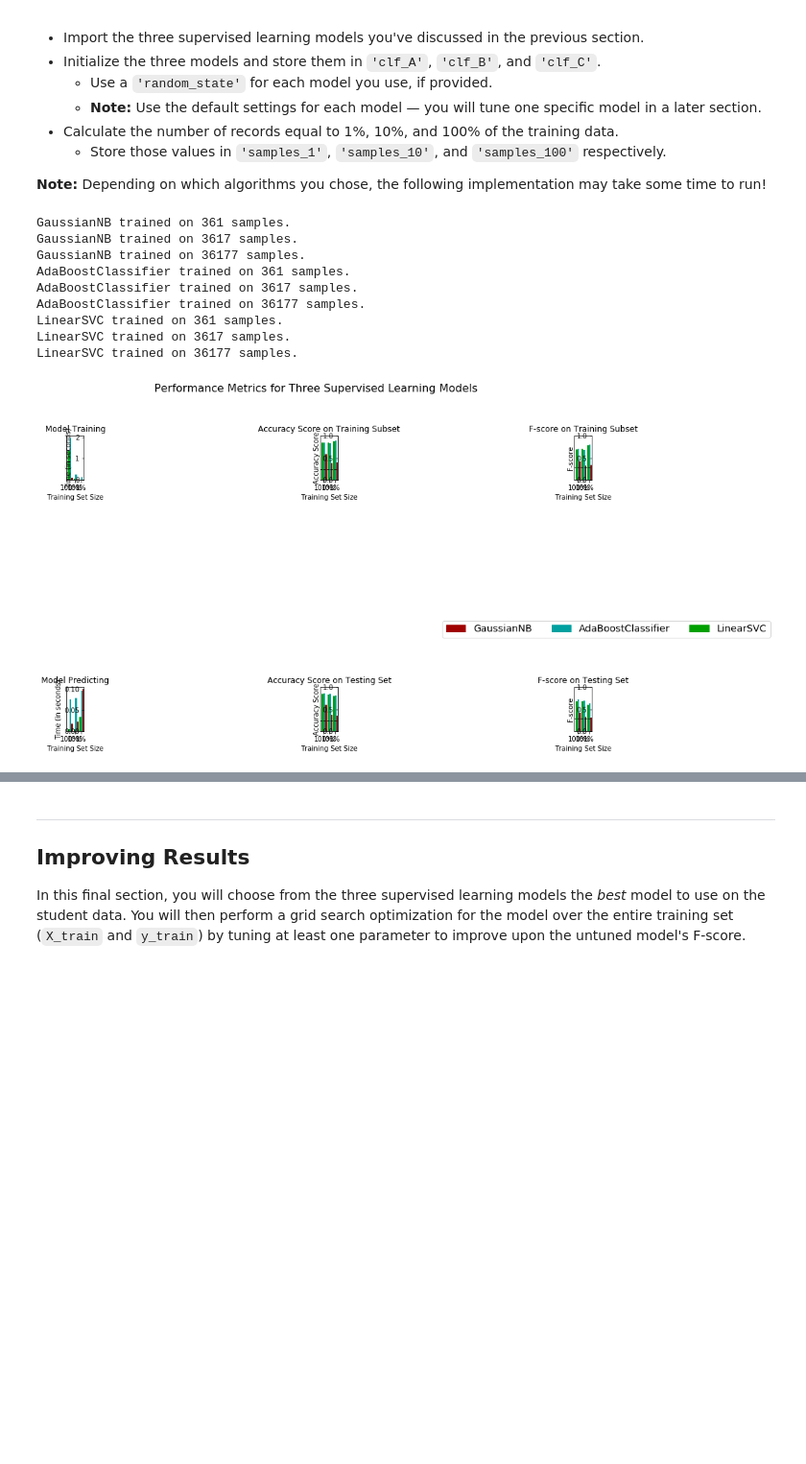
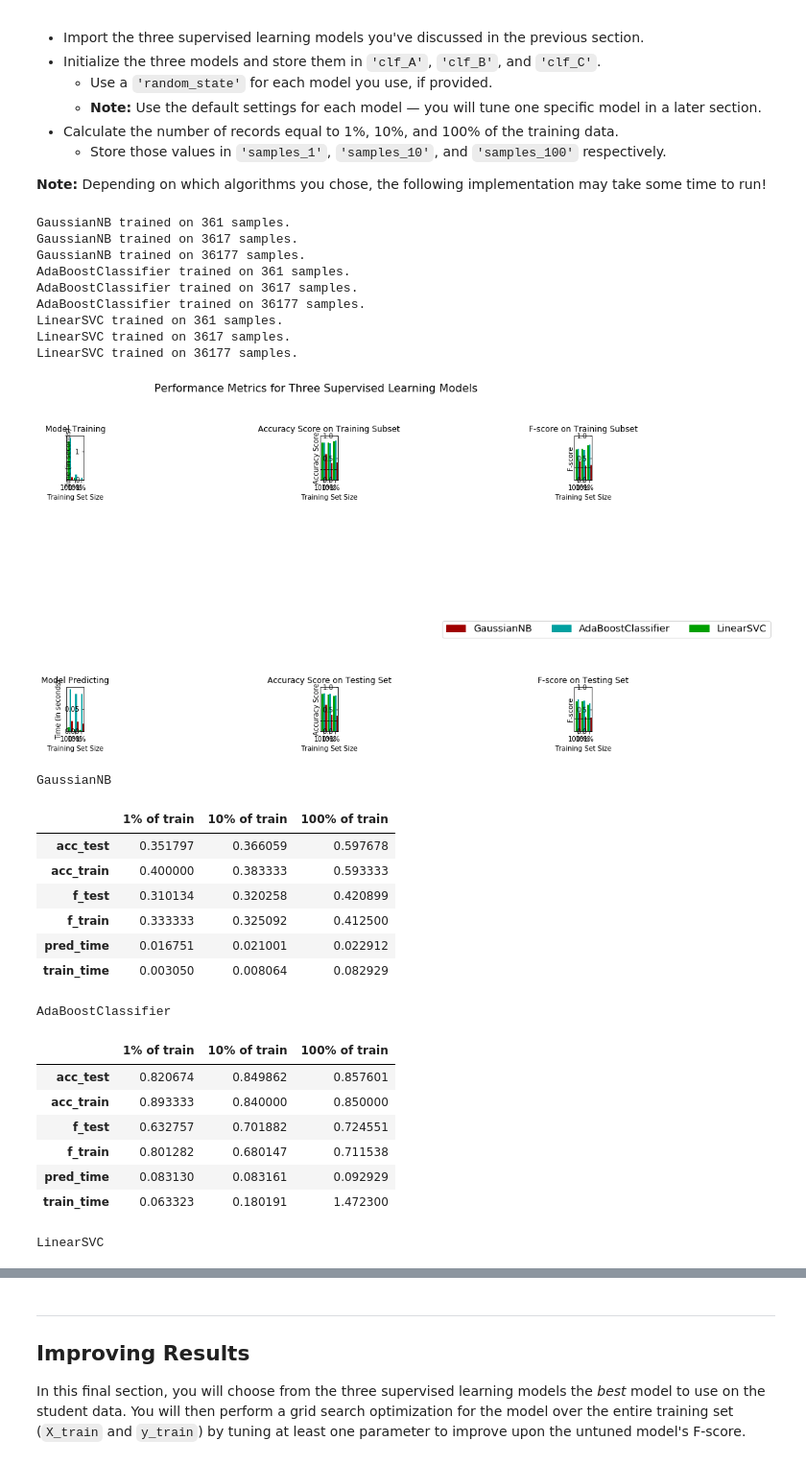
Before and after one commit to Youssef-Darwish/ML-Nanodegree-projects, a Jupyter notebook: Projects/finding_donors/finding_donors.ipynb, the cells around one changed output, grey strips where cells are left out. Shown: that part at 96% size. Saved outputs shown, nothing was run; the diff lists cells and outputs as text; code cells hidden in the pictures; blank space fills up the shorter version.

```diff
--- a/Projects/finding_donors/finding_donors.ipynb
+++ b/Projects/finding_donors/finding_donors.ipynb
@@ -452,31 +452,51 @@ clf_C = LinearSVC(random_state =5)
 # TODO: Calculate the number of samples for 1%, 10%, and 100% of the training data
 # HINT: samples_100 is the entire training set i.e. len(y_train)
 # HINT: samples_10 is 10% of samples_100 (ensure to set the count of the values to be `int` and not `float`)
 # HINT: samples_1 is 1% of samples_100 (ensure to set the count of the values to be `int` and not `float`)
 samples_100 = len(y_train)
 samples_10 = int(samples_100/10)
 samples_1 = int(samples_100/100)
 
 # Collect results on the learners
 results = {}
 for clf in [clf_A, clf_B, clf_C]:
     clf_name = clf.__class__.__name__
     results[clf_name] = {}
     for i, samples in enumerate([samples_1, samples_10, samples_100]):
 
         results[clf_name][i] = \
         train_predict(clf, samples, X_train, y_train, X_test, y_test)
 
 # Run metrics visualization for the three supervised learning models chosen
 vs.evaluate(results, accuracy, fscore)
+for i in results.items():
+    print(i[0])
+    display(pd.DataFrame(i[1]).rename(columns={0:'1% of train', 1:'10% of train', 2:'100% of train'}))
 # %% [output]
 GaussianNB trained on 361 samples.
 GaussianNB trained on 3617 samples.
 GaussianNB trained on 36177 samples.
 AdaBoostClassifier trained on 361 samples.
 AdaBoostClassifier trained on 3617 samples.
 AdaBoostClassifier trained on 36177 samples.
 LinearSVC trained on 361 samples.
 LinearSVC trained on 3617 samples.
 LinearSVC trained on 36177 samples.
-[figure, old version]
+[figure, new version]
+GaussianNB
+|  | 1% of train | 10% of train | 100% of train |
+| acc_test | 0.351797 | 0.366059 | 0.597678 |
+| acc_train | 0.400000 | 0.383333 | 0.593333 |
+| f_test | 0.310134 | 0.320258 | 0.420899 |
+| f_train | 0.333333 | 0.325092 | 0.412500 |
+| pred_time | 0.016751 | 0.021001 | 0.022912 |
+| train_time | 0.003050 | 0.008064 | 0.082929 |
+AdaBoostClassifier
+|  | 1% of train | 10% of train | 100% of train |
+| acc_test | 0.820674 | 0.849862 | 0.857601 |
+| acc_train | 0.893333 | 0.840000 | 0.850000 |
+| f_test | 0.632757 | 0.701882 | 0.724551 |
+| f_train | 0.801282 | 0.680147 | 0.711538 |
+| pred_time | 0.083130 | 0.083161 | 0.092929 |
+| train_time | 0.063323 | 0.180191 | 1.472300 |
+LinearSVC
```
Also changed, not shown: parts of 5 cells of this notebook.
